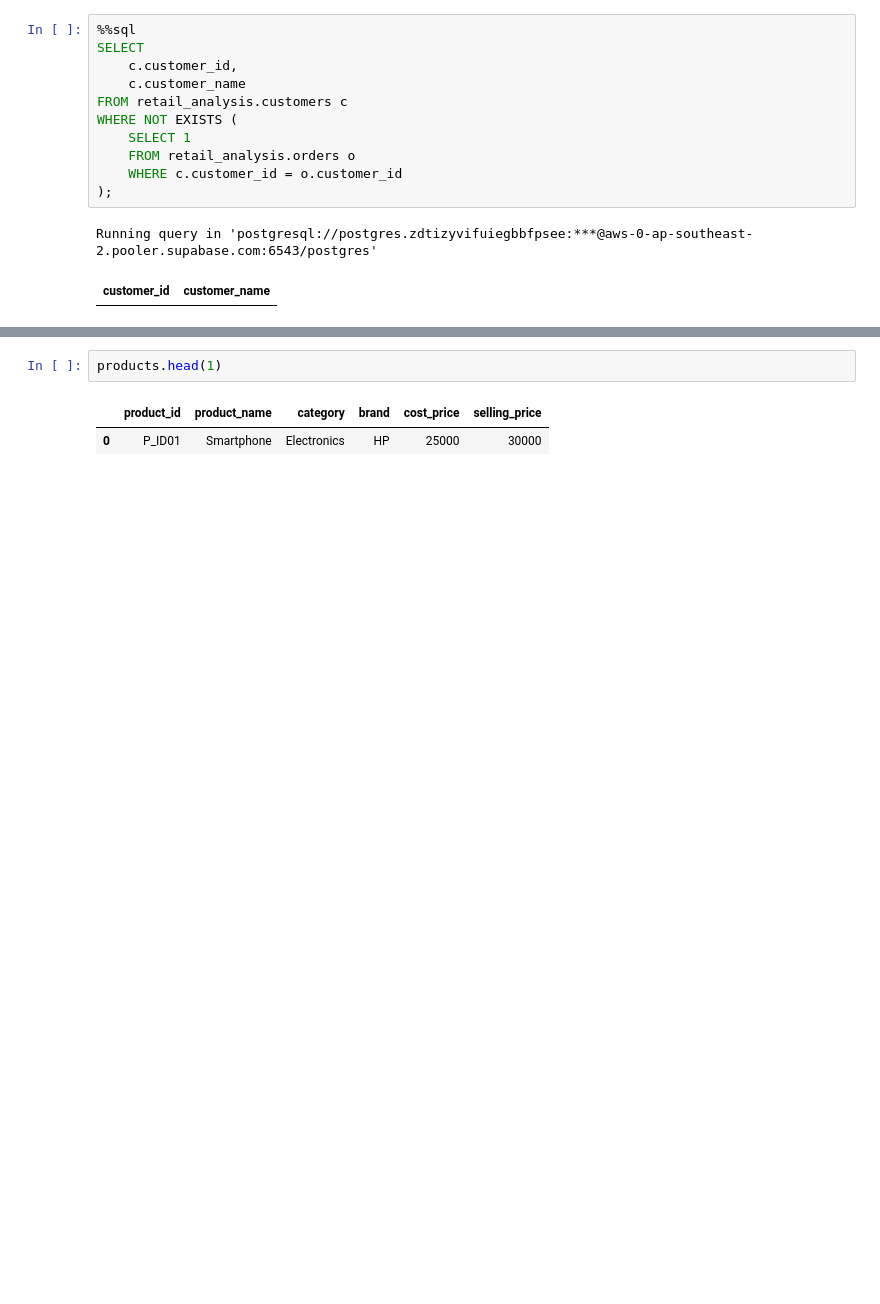
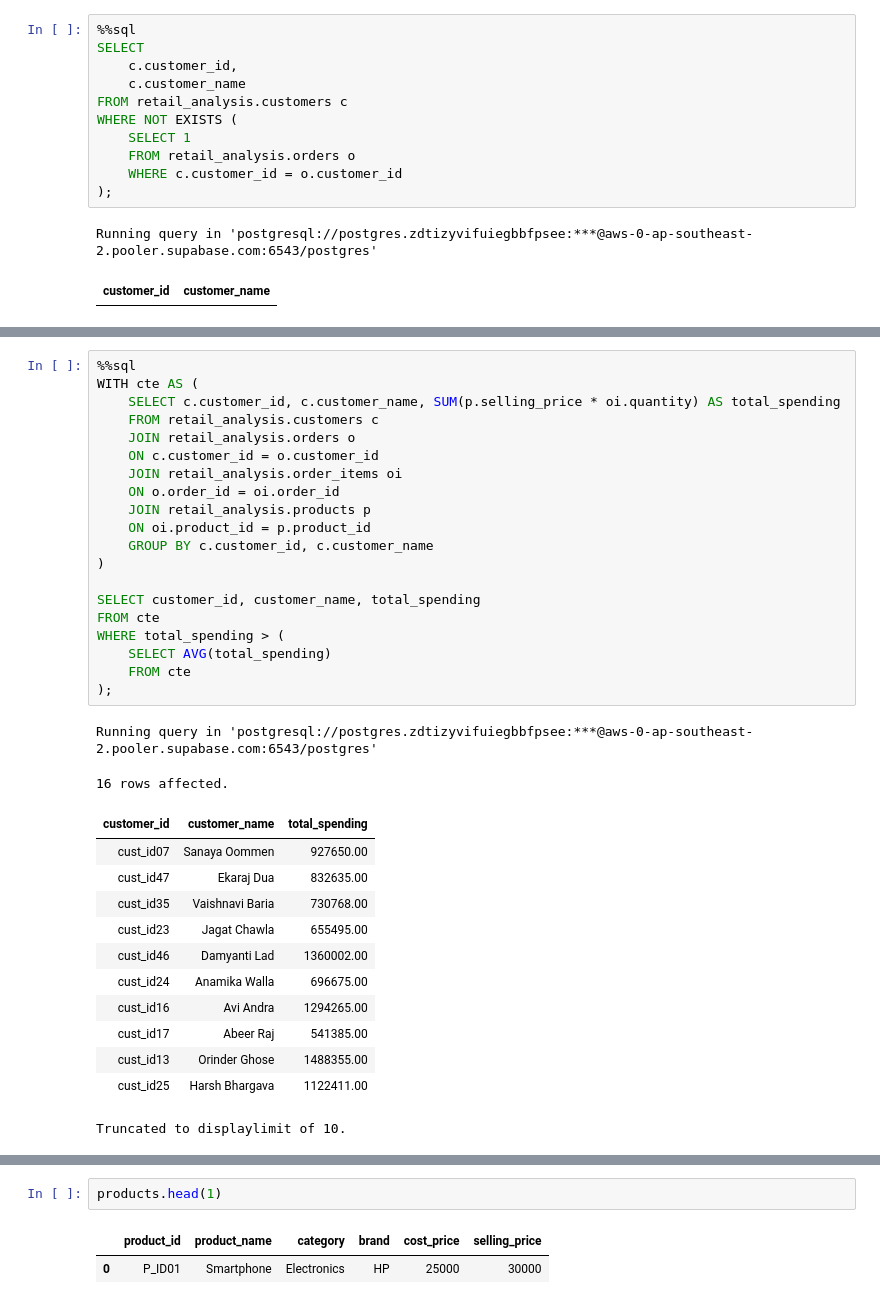
Before and after one commit to umesh-creates/sql_pandas_exercise_and_notes, a Jupyter notebook: retail_analysis exercise/subqueries.ipynb, the cells around one changed output, grey strips where cells are left out. Saved outputs shown, nothing was run; the diff lists cells and outputs as text; blank space fills up the shorter version.

Commit message:
cte  and derived table

```diff
--- a/retail_analysis exercise/subqueries.ipynb
+++ b/retail_analysis exercise/subqueries.ipynb
@@ -590,0 +674,35 @@ order_items[order_id],
+# %%
+%%sql
+WITH cte AS (
+    SELECT c.customer_id, c.customer_name, SUM(p.selling_price * oi.quantity) AS total_spending
+    FROM retail_analysis.customers c
+    JOIN retail_analysis.orders o
+    ON c.customer_id = o.customer_id
+    JOIN retail_analysis.order_items oi
+    ON o.order_id = oi.order_id
+    JOIN retail_analysis.products p
+    ON oi.product_id = p.product_id
+    GROUP BY c.customer_id, c.customer_name
+)
+
+SELECT customer_id, customer_name, total_spending
+FROM cte
+WHERE total_spending > (
+    SELECT AVG(total_spending)
+    FROM cte
+);
+# %% [output]
+Running query in 'postgresql://postgres.zdtizyvifuiegbbfpsee:***@aws-0-ap-southeast-2.pooler.supabase.com:6543/postgres'
+16 rows affected.
+| customer_id | customer_name | total_spending |
+| cust_id07 | Sanaya Oommen | 927650.00 |
+| cust_id47 | Ekaraj Dua | 832635.00 |
+| cust_id35 | Vaishnavi Baria | 730768.00 |
+| cust_id23 | Jagat Chawla | 655495.00 |
+| cust_id46 | Damyanti Lad | 1360002.00 |
+| cust_id24 | Anamika Walla | 696675.00 |
+| cust_id16 | Avi Andra | 1294265.00 |
+| cust_id17 | Abeer Raj | 541385.00 |
+| cust_id13 | Orinder Ghose | 1488355.00 |
+| cust_id25 | Harsh Bhargava | 1122411.00 |
+Truncated to displaylimit of 10.
```
Also changed, not shown: parts of 29 cells of this notebook.
